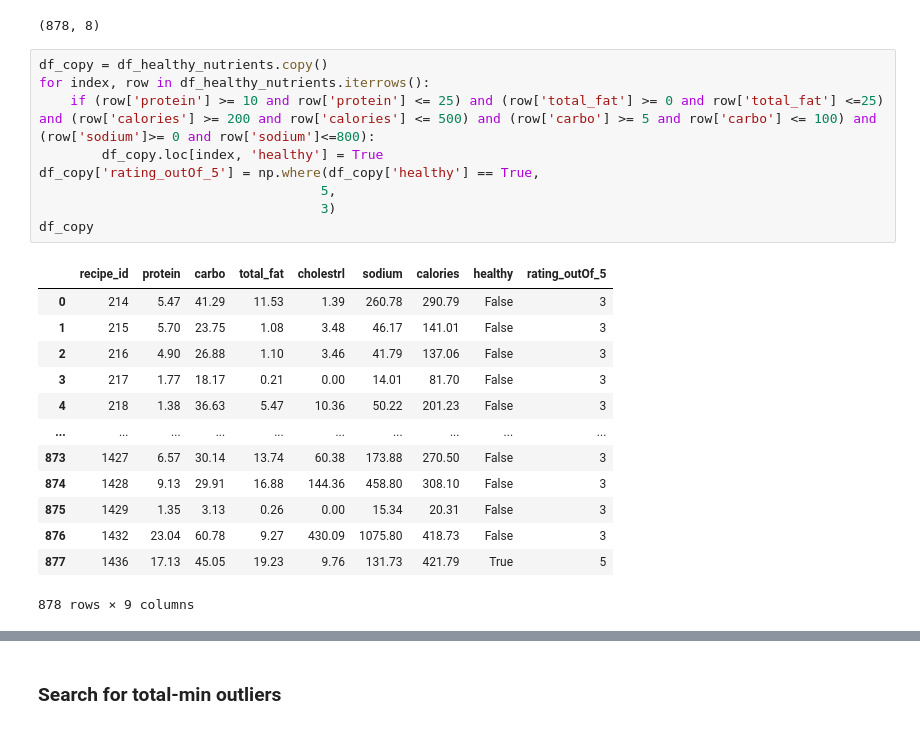
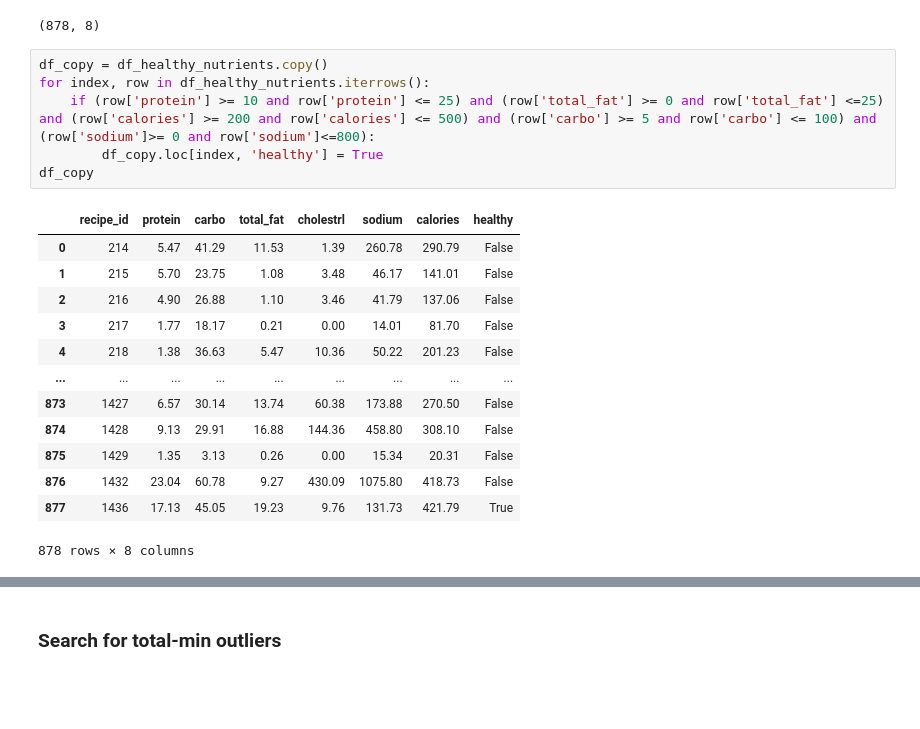
Before and after one commit to razvan286/recipe-recommendation, a Jupyter notebook: ml-RecipeRecommendation.ipynb, the cells around one changed output, grey strips where cells are left out. Cells and saved outputs as stored; diff of their text form; blank space fills up the shorter version.

```diff
--- a/ml-RecipeRecommendation.ipynb
+++ b/ml-RecipeRecommendation.ipynb
@@ -74,26 +75,23 @@ df_healthy_nutrients.shape
 # %%
 df_copy = df_healthy_nutrients.copy()
 for index, row in df_healthy_nutrients.iterrows():
     if (row['protein'] >= 10 and row['protein'] <= 25) and (row['total_fat'] >= 0 and row['total_fat'] <=25) and (row['calories'] >= 200 and row['calories'] <= 500) and (row['carbo'] >= 5 and row['carbo'] <= 100) and (row['sodium']>= 0 and row['sodium']<=800):
         df_copy.loc[index, 'healthy'] = True
-df_copy['rating_outOf_5'] = np.where(df_copy['healthy'] == True,
-                                    5,
-                                    3)
 df_copy
 # %% [output]
-|  | recipe_id | protein | carbo | total_fat | cholestrl | sodium | calories | healthy | rating_outOf_5 |
-| 0 | 214 | 5.47 | 41.29 | 11.53 | 1.39 | 260.78 | 290.79 | False | 3 |
-| 1 | 215 | 5.70 | 23.75 | 1.08 | 3.48 | 46.17 | 141.01 | False | 3 |
-| 2 | 216 | 4.90 | 26.88 | 1.10 | 3.46 | 41.79 | 137.06 | False | 3 |
-| 3 | 217 | 1.77 | 18.17 | 0.21 | 0.00 | 14.01 | 81.70 | False | 3 |
-| 4 | 218 | 1.38 | 36.63 | 5.47 | 10.36 | 50.22 | 201.23 | False | 3 |
-| ... | ... | ... | ... | ... | ... | ... | ... | ... | ... |
-| 873 | 1427 | 6.57 | 30.14 | 13.74 | 60.38 | 173.88 | 270.50 | False | 3 |
-| 874 | 1428 | 9.13 | 29.91 | 16.88 | 144.36 | 458.80 | 308.10 | False | 3 |
-| 875 | 1429 | 1.35 | 3.13 | 0.26 | 0.00 | 15.34 | 20.31 | False | 3 |
-| 876 | 1432 | 23.04 | 60.78 | 9.27 | 430.09 | 1075.80 | 418.73 | False | 3 |
-| 877 | 1436 | 17.13 | 45.05 | 19.23 | 9.76 | 131.73 | 421.79 | True | 5 |
+|  | recipe_id | protein | carbo | total_fat | cholestrl | sodium | calories | healthy |
+| 0 | 214 | 5.47 | 41.29 | 11.53 | 1.39 | 260.78 | 290.79 | False |
+| 1 | 215 | 5.70 | 23.75 | 1.08 | 3.48 | 46.17 | 141.01 | False |
+| 2 | 216 | 4.90 | 26.88 | 1.10 | 3.46 | 41.79 | 137.06 | False |
+| 3 | 217 | 1.77 | 18.17 | 0.21 | 0.00 | 14.01 | 81.70 | False |
+| 4 | 218 | 1.38 | 36.63 | 5.47 | 10.36 | 50.22 | 201.23 | False |
+| ... | ... | ... | ... | ... | ... | ... | ... | ... |
+| 873 | 1427 | 6.57 | 30.14 | 13.74 | 60.38 | 173.88 | 270.50 | False |
+| 874 | 1428 | 9.13 | 29.91 | 16.88 | 144.36 | 458.80 | 308.10 | False |
+| 875 | 1429 | 1.35 | 3.13 | 0.26 | 0.00 | 15.34 | 20.31 | False |
+| 876 | 1432 | 23.04 | 60.78 | 9.27 | 430.09 | 1075.80 | 418.73 | False |
+| 877 | 1436 | 17.13 | 45.05 | 19.23 | 9.76 | 131.73 | 421.79 | True |
-878 rows × 9 columns
+878 rows × 8 columns
 # %%
 df_recipe_final = pd.merge(df_copy, df_ml_recipe, on='recipe_id', how='left')
 df_recipe_final
```
Also changed, not shown: parts of 24 cells of this notebook.
